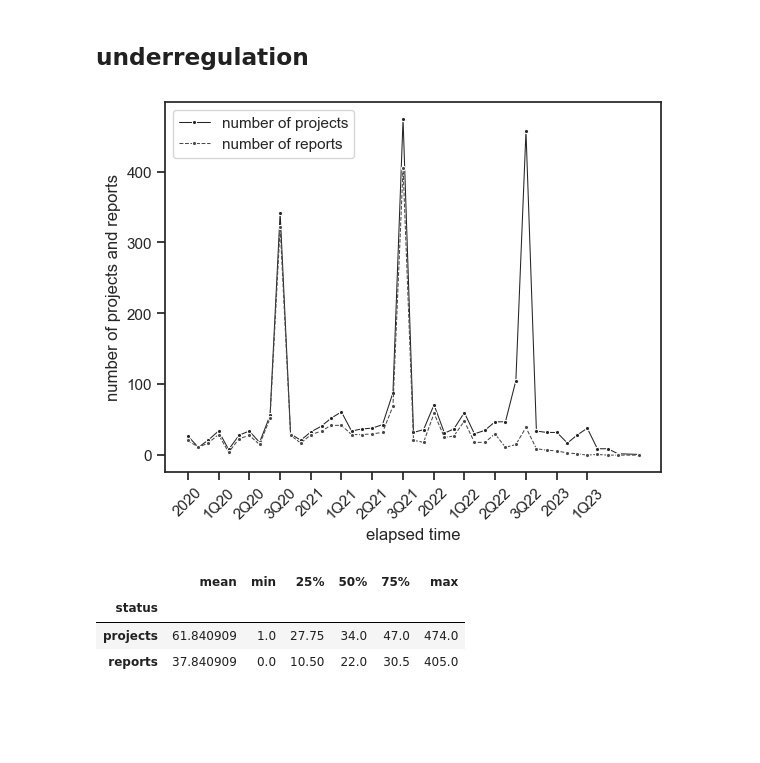
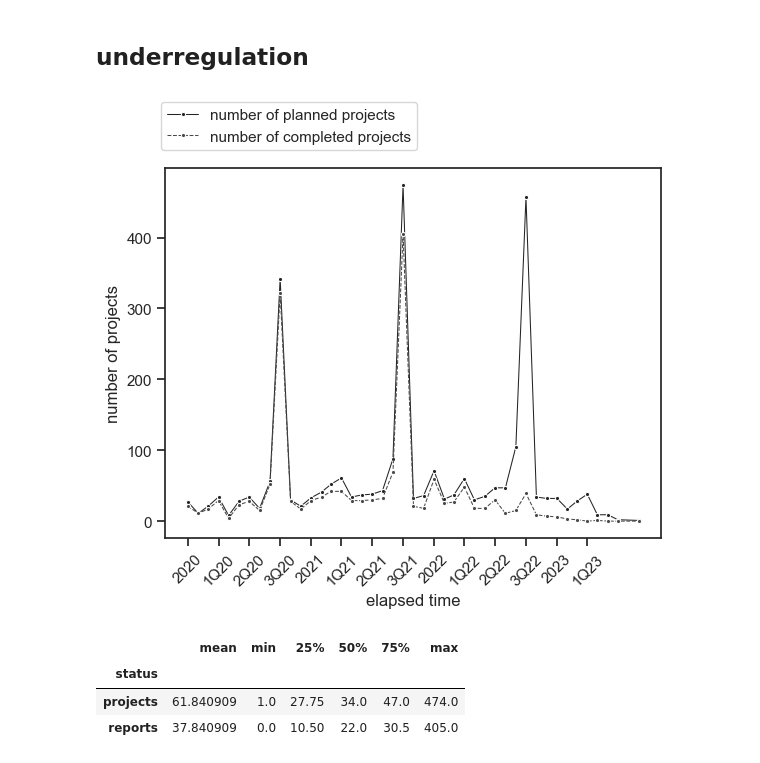
Before and after one commit to Arish-Shah/sam23-group14, a Jupyter notebook: us.ipynb, the cells around one changed output. Drawn from its saved outputs; the diff is of its cells as text; code cells hidden in the pictures; blank space fills up the shorter version.

```diff
--- a/us.ipynb
+++ b/us.ipynb
@@ -81,30 +95,30 @@ stats_df = df.describe()[["difference"]].drop(["count", "std"]); stats_df.T
 # %%
 df = pd.DataFrame()
 df["actual"] = pd.to_datetime(projects_df["actualStartDate"])
 df["status"] = projects_df["projectStatus"]
 df = df.dropna()
 
 df["date"] = pd.to_datetime(df["actual"].dt.to_period("M").astype(str) + "-01")
 stats = df.groupby(["date", "status"]).size().unstack(fill_value=0)
 stats["projects"] = stats["Canceled"] + stats["Complete"] + stats["Completed"] + stats["In Progress"]
 stats["reports"] = stats["Complete"] + stats["Completed"]
 stats["date"] = pd.to_datetime(stats.index)
 
 stats = stats[(stats["date"].dt.year >= 2020)]
 
 plt.clf()
-ax = sns.lineplot(x="date", y="projects", data=stats, linewidth=0.75, marker=".", label="number of projects")
-ax = sns.lineplot(x="date", y="reports", data=stats, linewidth=0.75, marker=".", linestyle="--", label="number of reports")
+ax = sns.lineplot(x="date", y="projects", data=stats, linewidth=0.75, marker=".", label="number of planned projects")
+ax = sns.lineplot(x="date", y="reports", data=stats, linewidth=0.75, marker=".", linestyle="--", label="number of completed projects")
 ax.set_xticks(["2020-01-01", "2020-04-01", "2020-07-01", "2020-10-01", "2021-01-01", "2021-04-01", "2021-07-01", "2021-10-01", "2022-01-01", "2022-04-01", "2022-07-01", "2022-10-01", "2023-01-01", "2023-04-01"])
 ax.set_xticklabels(["2020", "1Q20", "2Q20", "3Q20", "2021", "1Q21", "2Q21", "3Q21", "2022", "1Q22", "2Q22", "3Q22", "2023", "1Q23"], rotation=45)
 ax.set_xlabel("elapsed time")
-ax.set_ylabel("number of projects and reports")
-plt.legend()
+ax.set_ylabel("number of projects")
+plt.legend(bbox_to_anchor=(0.25, 1.2), loc="upper center")
 plt.show()
 
 stats_df = stats.describe()[["projects", "reports"]].drop(["count", "std"]); stats_df.T
 # %% [output]
-[figure, old version]
+[figure, new version]
 |  | mean | min | 25% | 50% | 75% | max |
 | status |  |  |  |  |  |  |
 | projects | 61.840909 | 1.0 | 27.75 | 34.0 | 47.0 | 474.0 |
```
Also changed, not shown: parts of 1 cell of this notebook.
